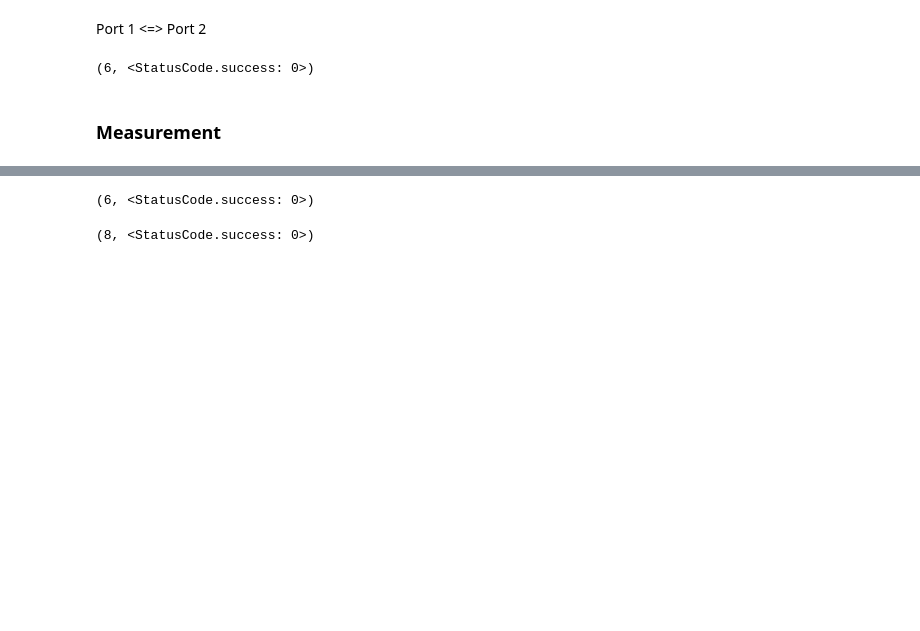
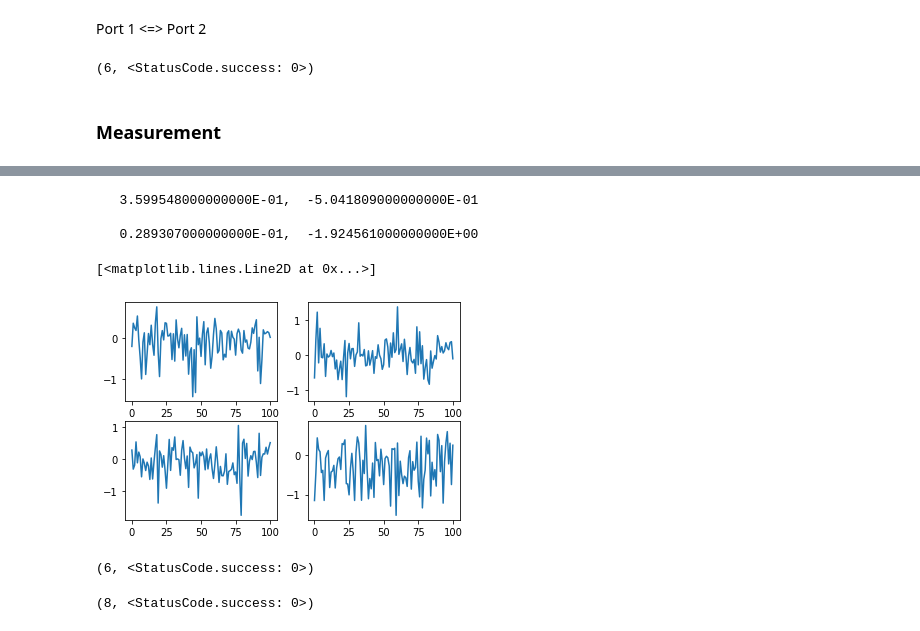
Before and after one commit to mkraman2/Tool_Control_Scripts, a Jupyter notebook: 8752A_OSA_GPIB.ipynb, the cells around one changed output, grey strips where cells are left out. Cells and saved outputs as stored; diff of their text form; code cells hidden in the pictures; blank space fills up the shorter version.

```diff
--- a/8752A_OSA_GPIB.ipynb
+++ b/8752A_OSA_GPIB.ipynb
@@ -220,18 +211,25 @@ s22 = inst_0.query("OUTPDATA")
+# %%
+print(s11[:50])
+print(s21[:50])
+# %% [output]
+   3.599548000000000E-01,  -5.041809000000000E-01
+
+   0.289307000000000E-01,  -1.924561000000000E+00
 # %%
 # Build S-Parameters DataFrame
-f = np.linspace(string_to_freq(f_start), string_to_freq(f_stop), num_points)
+f = np.linspace(string_to_freq(f_start), string_to_freq(f_stop), int(num_points) + 1)
 
 # Split entries into each real, imag pair
-s11_split = s11_split.split("\n")
-s12_split = s12_split.split("\n")
-s21_split = s21_split.split("\n")
-s22_split = s22_split.split("\n")
+s11_split = s11.split("\n")
+s12_split = s12.split("\n")
+s21_split = s21.split("\n")
+s22_split = s22.split("\n")
 
 # Make real and imag columns for each S-parameter
 s11_real = []
 s11_imag = []
 
-for i, pair in enumerate(test):
+for i, pair in enumerate(s11_split):
     if pair == '':
         continue
     try:
@@ -243,7 +241,7 @@ for i, pair in enumerate(test):
 s12_real = []
 s12_imag = []
 
-for i, pair in enumerate(test):
+for i, pair in enumerate(s12_split):
     if pair == '':
         continue
     try:
@@ -255,7 +253,7 @@ for i, pair in enumerate(test):
 s21_real = []
 s21_imag = []
 
-for i, pair in enumerate(test):
+for i, pair in enumerate(s21_split):
     if pair == '':
         continue
     try:
@@ -267,7 +265,7 @@ for i, pair in enumerate(test):
 s22_real = []
 s22_imag = []
 
-for i, pair in enumerate(test):
+for i, pair in enumerate(s22_split):
     if pair == '':
         continue
     try:
@@ -278,16 +276,30 @@ for i, pair in enumerate(test):
 
 s_param_df = pd.DataFrame()
 s_param_df['f'] = f
-s_param_df['s11_real'] = s11_real
-s_param_df['s11_imag'] = s11_imag
-s_param_df['s12_real'] = s12_real
-s_param_df['s12_imag'] = s12_imag
-s_param_df['s21_real'] = s21_real
-s_param_df['s21_imag'] = s21_imag
-s_param_df['s22_real'] = s22_real
-s_param_df['s22_imag'] = s22_imag
+s_param_df['s11_real'] = [float(i) for i in s11_real]
+s_param_df['s11_imag'] = [float(i) for i in s11_imag]
+s_param_df['s12_real'] = [float(i) for i in s12_real]
+s_param_df['s12_imag'] = [float(i) for i in s12_imag]
+s_param_df['s21_real'] = [float(i) for i in s21_real]
+s_param_df['s21_imag'] = [float(i) for i in s21_imag]
+s_param_df['s22_real'] = [float(i) for i in s22_real]
+s_param_df['s22_imag'] = [float(i) for i in s22_imag]
 # %%
 s_param_df.to_csv('s_params.csv')
+# %%
+s11_logmag = np.log10(np.sqrt(np.add(np.power(s_param_df['s11_real'], 2), np.power(s_param_df['s11_imag'] ,2))))
+s12_logmag = np.log10(np.sqrt(np.add(np.power(s_param_df['s12_real'], 2), np.power(s_param_df['s12_imag'] ,2))))
+s21_logmag = np.log10(np.sqrt(np.add(np.power(s_param_df['s21_real'], 2), np.power(s_param_df['s21_imag'] ,2))))
+s22_logmag = np.log10(np.sqrt(np.add(np.power(s_param_df['s22_real'], 2), np.power(s_param_df['s22_imag'] ,2))))
+
+fig, axs = plt.subplots(2,2)
+axs[0,0].plot(s11_logmag)
+axs[0,1].plot(s12_logmag)
+axs[1,0].plot(s21_logmag)
+axs[1,1].plot(s22_logmag)
+# %% [output]
+[<matplotlib.lines.Line2D at 0x...>]
+[figure, added]
 # %%
 inst_0.write("OPC?") # Check if the following operation is complete
 
```
Also changed, not shown: parts of 4 cells of this notebook.
